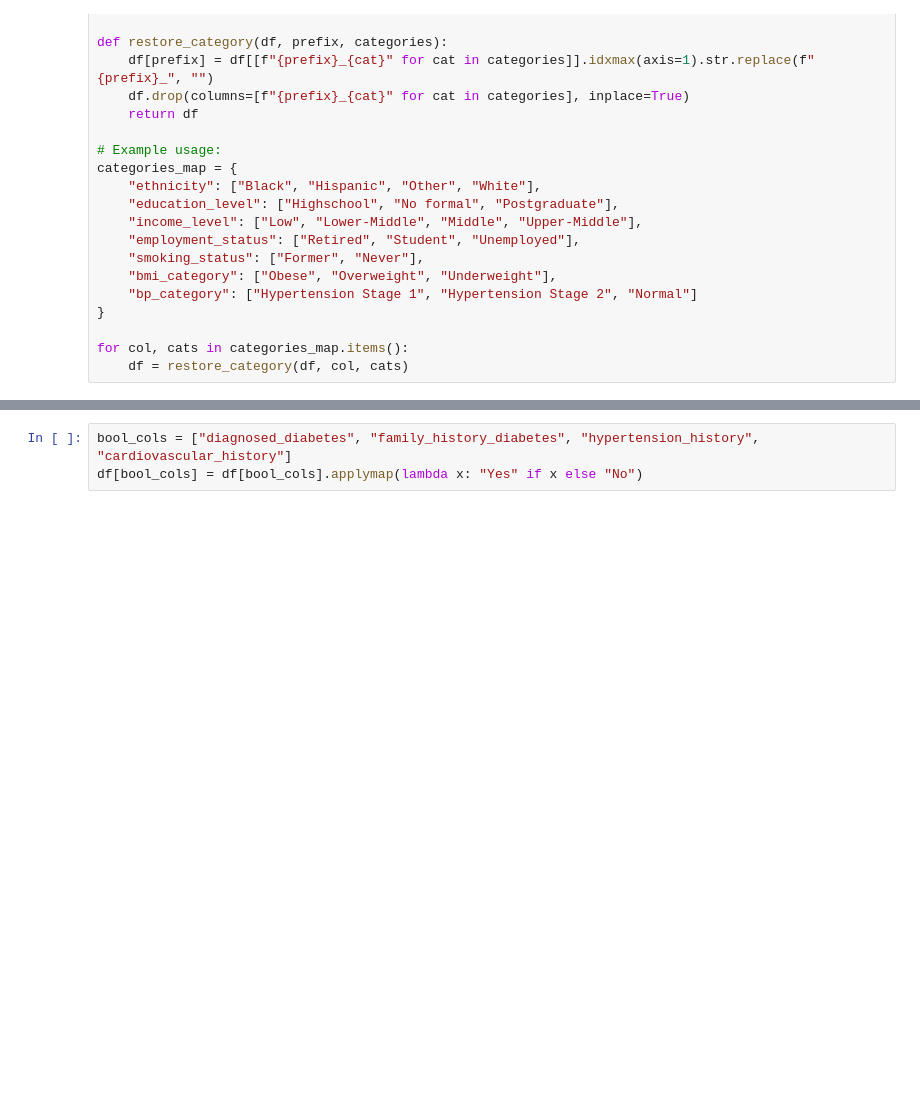
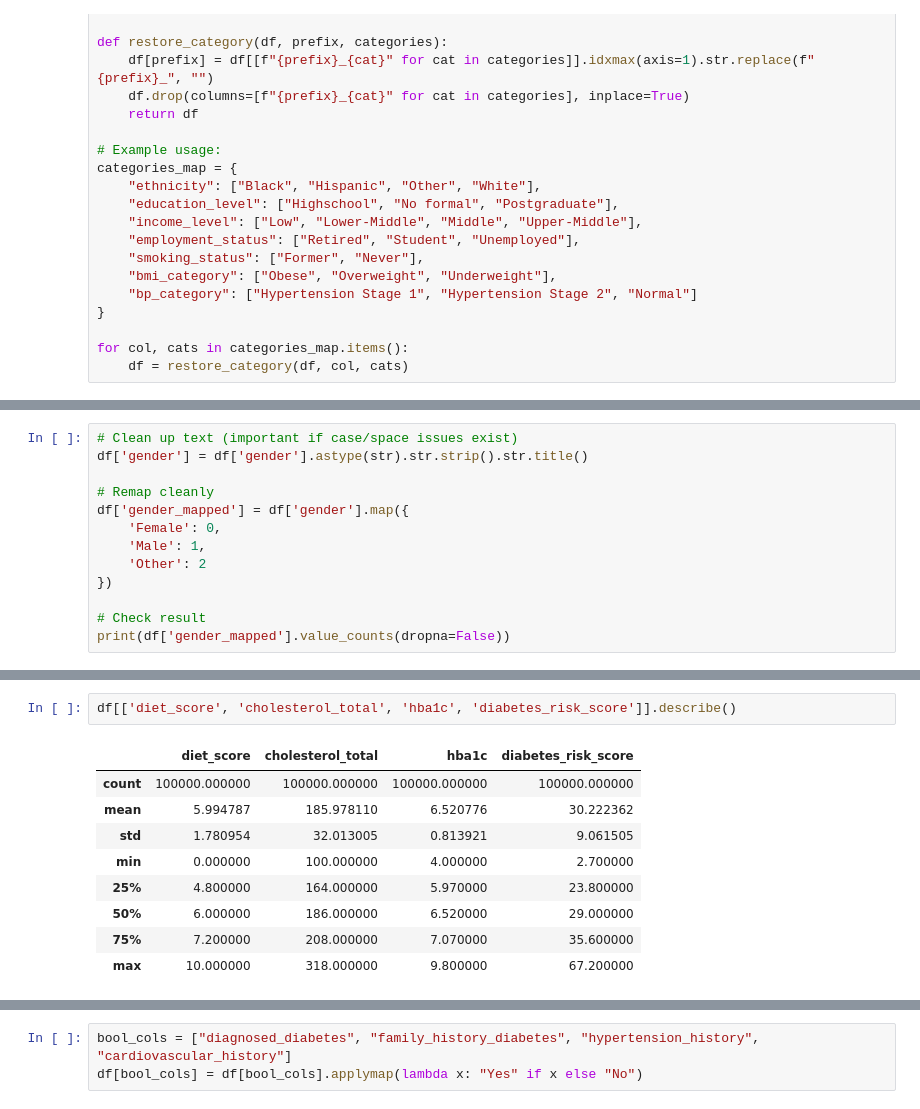
Before and after one commit to yuna639/Diabetes_Data, a Jupyter notebook: diabetes_abbreviated_EDA.ipynb, the cells around one changed output, grey strips where cells are left out. Cells and saved outputs as stored; diff of their text form; blank space fills up the shorter version.

```diff
--- a/diabetes_abbreviated_EDA.ipynb
+++ b/diabetes_abbreviated_EDA.ipynb
@@ -172,0 +379,13 @@ for col, cats in categories_map.items():
+# %%
+# Clean up text (important if case/space issues exist)
+df['gender'] = df['gender'].astype(str).str.strip().str.title()
+
+# Remap cleanly
+df['gender_mapped'] = df['gender'].map({
+    'Female': 0,
+    'Male': 1,
+    'Other': 2
+})
+
+# Check result
+print(df['gender_mapped'].value_counts(dropna=False))
@@ -172,0 +481,12 @@ for col, cats in categories_map.items():
+# %%
+df[['diet_score', 'cholesterol_total', 'hba1c', 'diabetes_risk_score']].describe()
+# %% [output]
+|  | diet_score | cholesterol_total | hba1c | diabetes_risk_score |
+| count | 100000.000000 | 100000.000000 | 100000.000000 | 100000.000000 |
+| mean | 5.994787 | 185.978110 | 6.520776 | 30.222362 |
+| std | 1.780954 | 32.013005 | 0.813921 | 9.061505 |
+| min | 0.000000 | 100.000000 | 4.000000 | 2.700000 |
+| 25% | 4.800000 | 164.000000 | 5.970000 | 23.800000 |
+| 50% | 6.000000 | 186.000000 | 6.520000 | 29.000000 |
+| 75% | 7.200000 | 208.000000 | 7.070000 | 35.600000 |
+| max | 10.000000 | 318.000000 | 9.800000 | 67.200000 |
```
Also changed, not shown: parts of 39 cells of this notebook, 2 other files.
